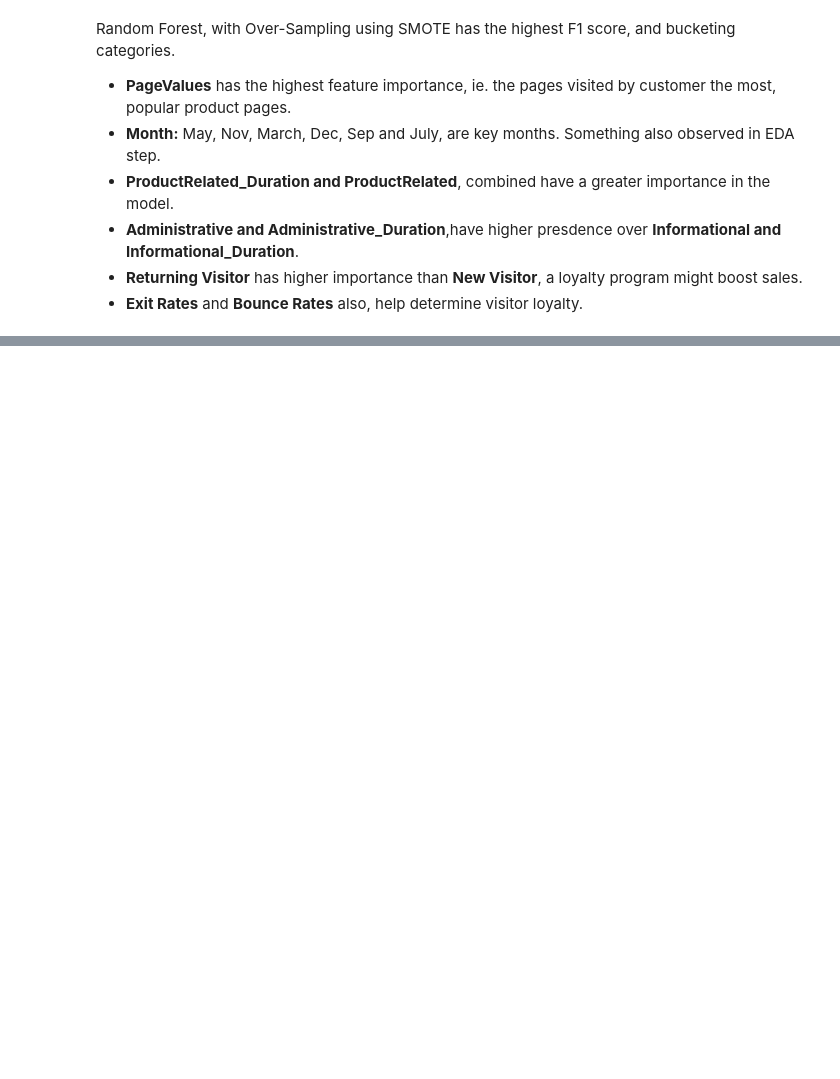
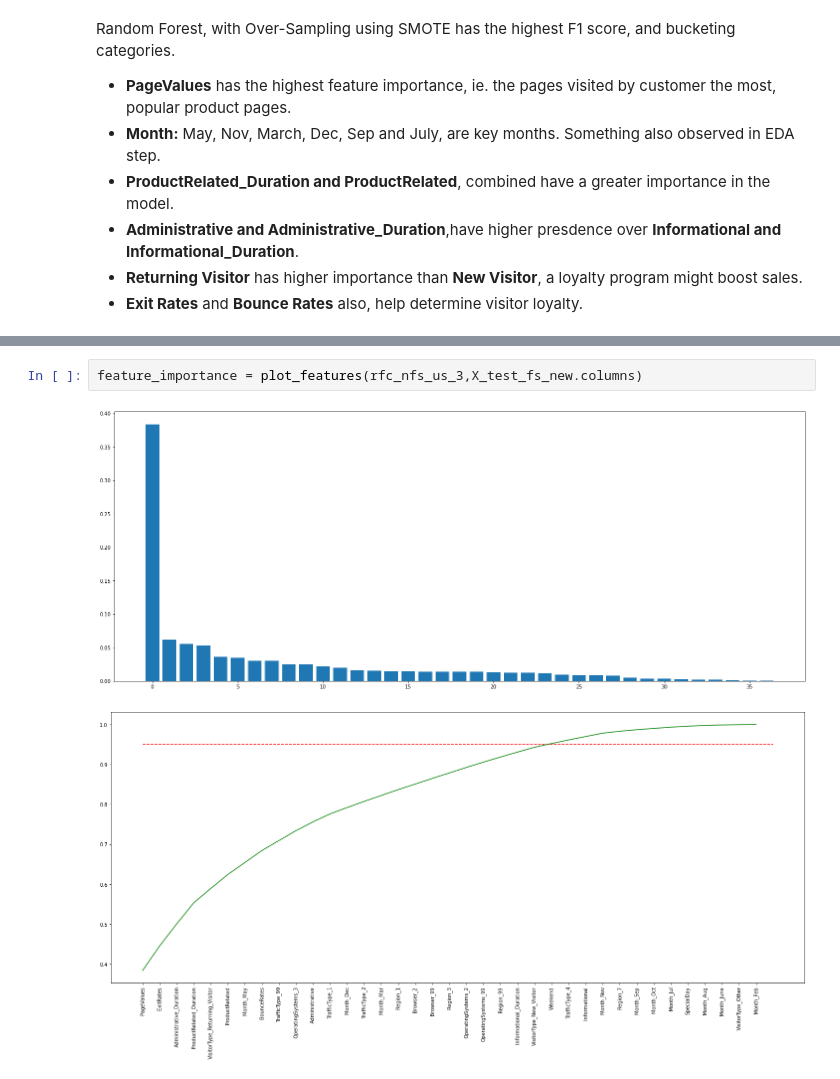
Before and after one commit to SanjaPanda/Online-Shopper-Intention-Capstone, a Jupyter notebook: code/Modeling.ipynb, the cells around one changed output, grey strips where cells are left out. Cells and saved outputs as stored; diff of their text form; blank space fills up the shorter version.

```diff
--- a/code/Modeling.ipynb
+++ b/code/Modeling.ipynb
@@ -804,0 +826,5 @@ Random Forest, with Over-Sampling using SMOTE has the highest F1 score, and buck
+# %%
+feature_importance = plot_features(rfc_nfs_us_3,X_test_fs_new.columns)
+# %% [output]
+[figure, added]
+[figure, added]
```
Also changed, not shown: parts of 24 cells of this notebook, 7 other files.
